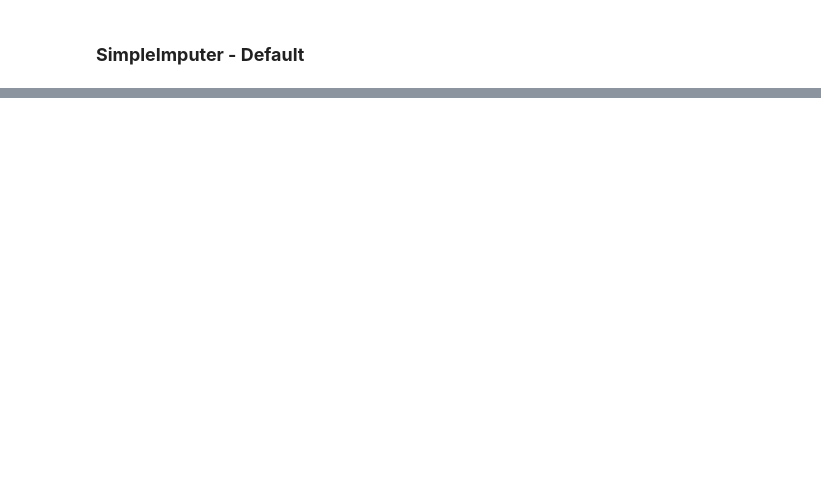
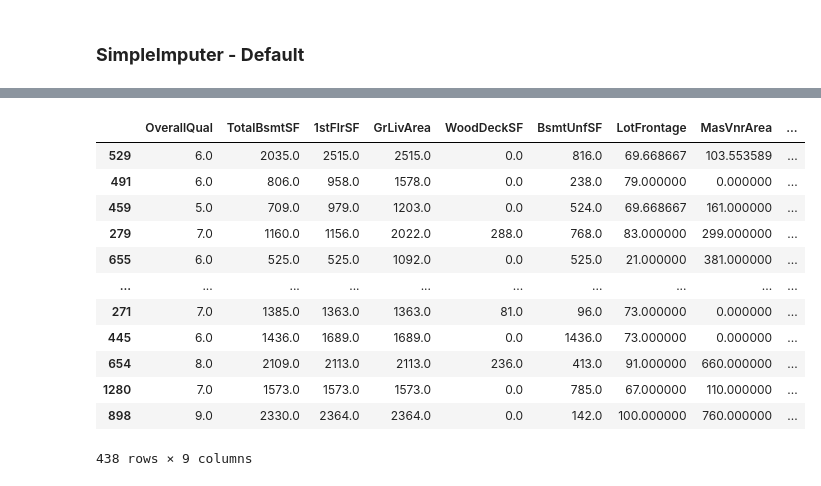
Before and after one commit to Priyo-prog/Complete-Feature-Engineering, a Jupyter notebook: Missing Data Imputation/missing_data_imputation.ipynb, the cells around one changed output, grey strips where cells are left out. Saved outputs shown, nothing was run; the diff lists cells and outputs as text; code cells hidden in the pictures; blank space fills up the shorter version.

```diff
--- a/Missing Data Imputation/missing_data_imputation.ipynb
+++ b/Missing Data Imputation/missing_data_imputation.ipynb
@@ -523,3 +523,6 @@ cols_to_use = [
     "GarageYrBlt",
     "SalePrice"
 ]
+# %%
+df = data[cols_to_use]
+df.head()
@@ -526,3 +536,7 @@ cols_to_use = [
+# %%
+# Separate the data in features and labels
+X = df.drop(labels=["SalePrice"], axis=1)
+y = df["SalePrice"]
 # %%
 # Let's separate the train test split
 X_train, X_test, y_train, y_test = train_test_split(X,y, test_size=0.3, random_state=0)
@@ -540,0 +624,4 @@ ValueError: ignored
+# %%
+# Let's separate the train test split
+X_train, X_test, y_train, y_test = train_test_split(X,y, test_size=0.3, random_state=0)
+X_train.shape, X_test.shape
@@ -540,0 +630,3 @@ ValueError: ignored
+# %%
+imputer = SimpleImputer(strategy="mean").set_output(transform="pandas")
+imputer.fit(X_train)
@@ -540,0 +654,17 @@ ValueError: ignored
+# %%
+imputer.transform(X_train)
+imputer.transform(X_test)
+# %% [output]
+|  | OverallQual | TotalBsmtSF | 1stFlrSF | GrLivArea | WoodDeckSF | BsmtUnfSF | LotFrontage | MasVnrArea | ... |
+| 529 | 6.0 | 2035.0 | 2515.0 | 2515.0 | 0.0 | 816.0 | 69.668667 | 103.553589 | ... |
+| 491 | 6.0 | 806.0 | 958.0 | 1578.0 | 0.0 | 238.0 | 79.000000 | 0.000000 | ... |
+| 459 | 5.0 | 709.0 | 979.0 | 1203.0 | 0.0 | 524.0 | 69.668667 | 161.000000 | ... |
+| 279 | 7.0 | 1160.0 | 1156.0 | 2022.0 | 288.0 | 768.0 | 83.000000 | 299.000000 | ... |
+| 655 | 6.0 | 525.0 | 525.0 | 1092.0 | 0.0 | 525.0 | 21.000000 | 381.000000 | ... |
+| ... | ... | ... | ... | ... | ... | ... | ... | ... | ... |
+| 271 | 7.0 | 1385.0 | 1363.0 | 1363.0 | 81.0 | 96.0 | 73.000000 | 0.000000 | ... |
+| 445 | 6.0 | 1436.0 | 1689.0 | 1689.0 | 0.0 | 1436.0 | 73.000000 | 0.000000 | ... |
+| 654 | 8.0 | 2109.0 | 2113.0 | 2113.0 | 236.0 | 413.0 | 91.000000 | 660.000000 | ... |
+| 1280 | 7.0 | 1573.0 | 1573.0 | 1573.0 | 0.0 | 785.0 | 67.000000 | 110.000000 | ... |
+| 898 | 9.0 | 2330.0 | 2364.0 | 2364.0 | 0.0 | 142.0 | 100.000000 | 760.000000 | ... |
+438 rows × 9 columns
```
Also changed, not shown: parts of 14 cells of this notebook.
